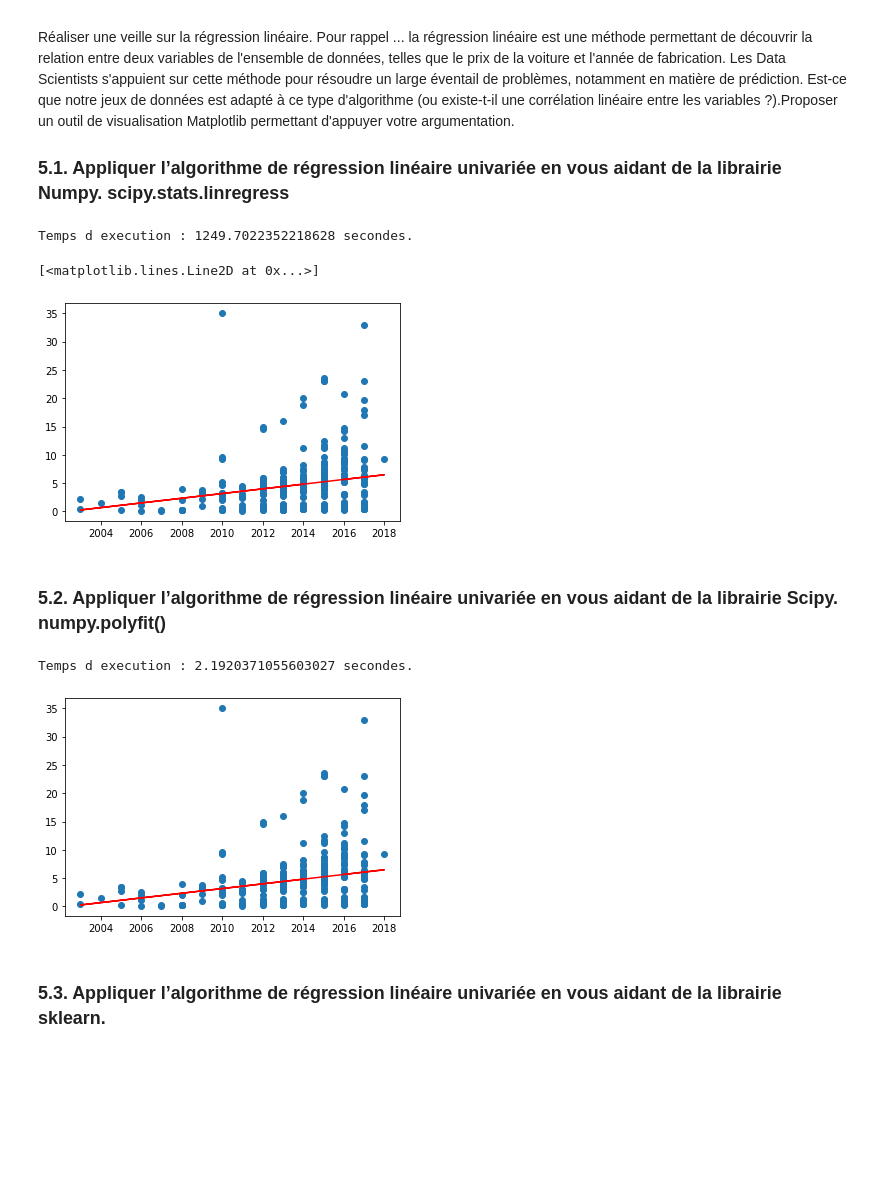
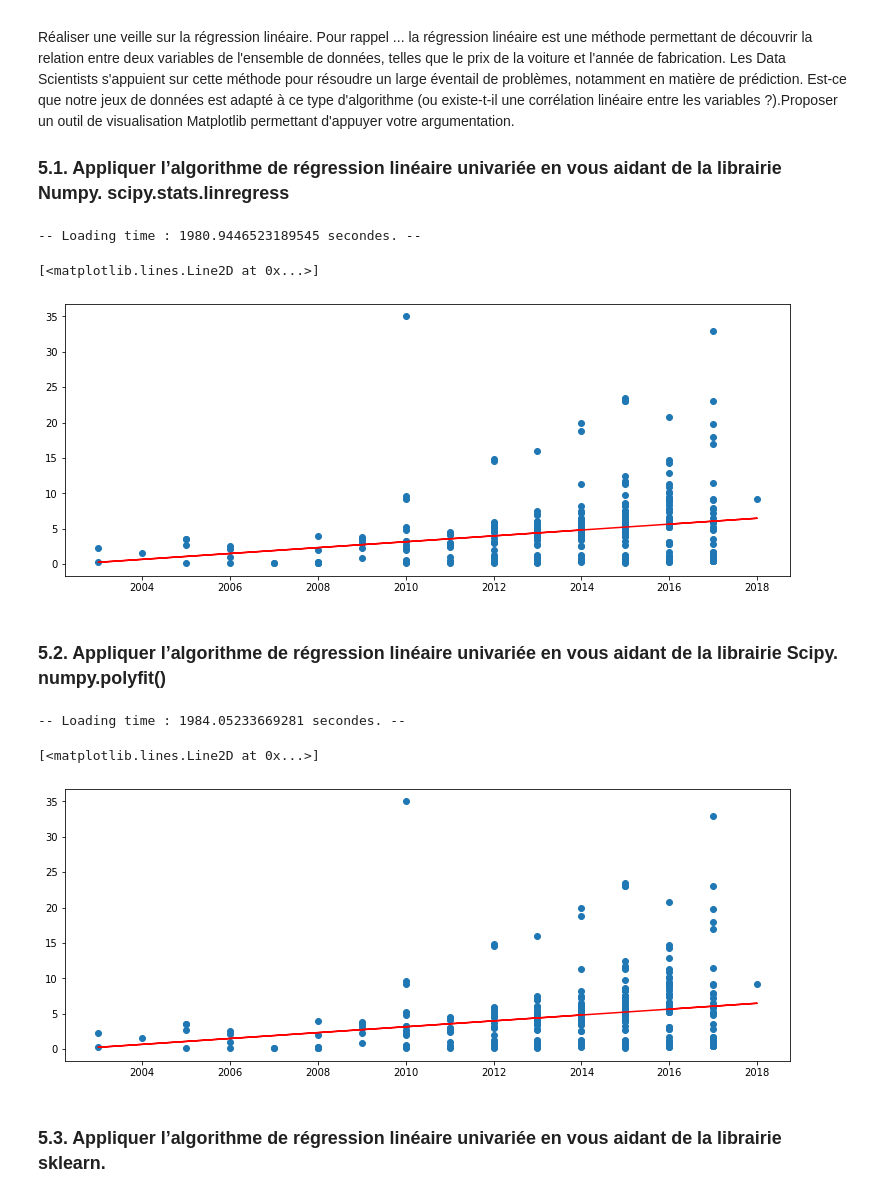
Before and after one commit to ejhb/audit, a Jupyter notebook: 2020-11-02-brief-car/note_booked.ipynb, the cells around one changed output. Drawn from its saved outputs; the diff is of its cells as text; code cells hidden in the pictures; blank space fills up the shorter version.

```diff
--- a/2020-11-02-brief-car/note_booked.ipynb
+++ b/2020-11-02-brief-car/note_booked.ipynb
@@ -55,7 +58,7 @@ def fitline(x,y):
     # renvoie des parametres
     return slope , intercept
 
-def prediction(x,slope,intercept):
+def prediction(x):
     return slope * x + intercept
 
 def importdata(x, link, table):
@@ -67,7 +70,7 @@ def importdata(x, link, table):
     df.columns = col
     print("Done.")
     df.to_sql(table, con = engine, if_exists='append', index=False)
-    return print("Loading time : %s secondes." % (time.time() - start_time))
+    return print("-- Loading time : %s secondes. --" % (time.time() - start_time))
 
 # def r2_calculation(x,y):
 #     # P2 = np.polyfit(valeur_T,valeur_min, 2)
@@ -240,17 +249,18 @@ Réaliser une veille sur la régression linéaire. Pour rappel ... la régressio
 # %%
 x = df['Year'].values
 y = df['Selling_Price'].values
 
 slope , intercept = fitline(x,y)
+predict = prediction(x)
 
-predict = prediction2(x)
-print("Loading time : %s secondes." % (time.time() - start_time))
+print("-- Loading time : %s secondes. --" % (time.time() - start_time))
 # Slope est la pente, Intercept c'est le point d'interception entre la pente et une valeur.
 
+plt.figure(figsize=(13,5))
 plt.scatter(x,y)
 plt.plot(x, predict, c='r')
 # %% [output]
-Temps d execution : 1249.7022352218628 secondes.
+-- Loading time : 1980.9446523189545 secondes. --
 [<matplotlib.lines.Line2D at 0x...>]
-[figure, old version]
+[figure, new version]
 # %% [markdown]
@@ -263,11 +273,13 @@ y = df['Selling_Price']
 
 model = np.polyfit(x,y,1)
 result = np.poly1d(model)
-print("Loading time : %s secondes." % (time.time() - start_time))
+print("-- Loading time : %s secondes. --" % (time.time() - start_time))
 
+plt.figure(figsize=(13,5))
 plt.scatter(x,y)
 plt.plot(x,result(x), c='red')
 # %% [output]
-Temps d execution : 2.1920371055603027 secondes.
+-- Loading time : 1984.05233669281 secondes. --
+[<matplotlib.lines.Line2D at 0x...>]
-[figure, old version]
+[figure, new version]
 # %% [markdown]
```
Also changed, not shown: parts of 14 cells of this notebook, 26 other files.
